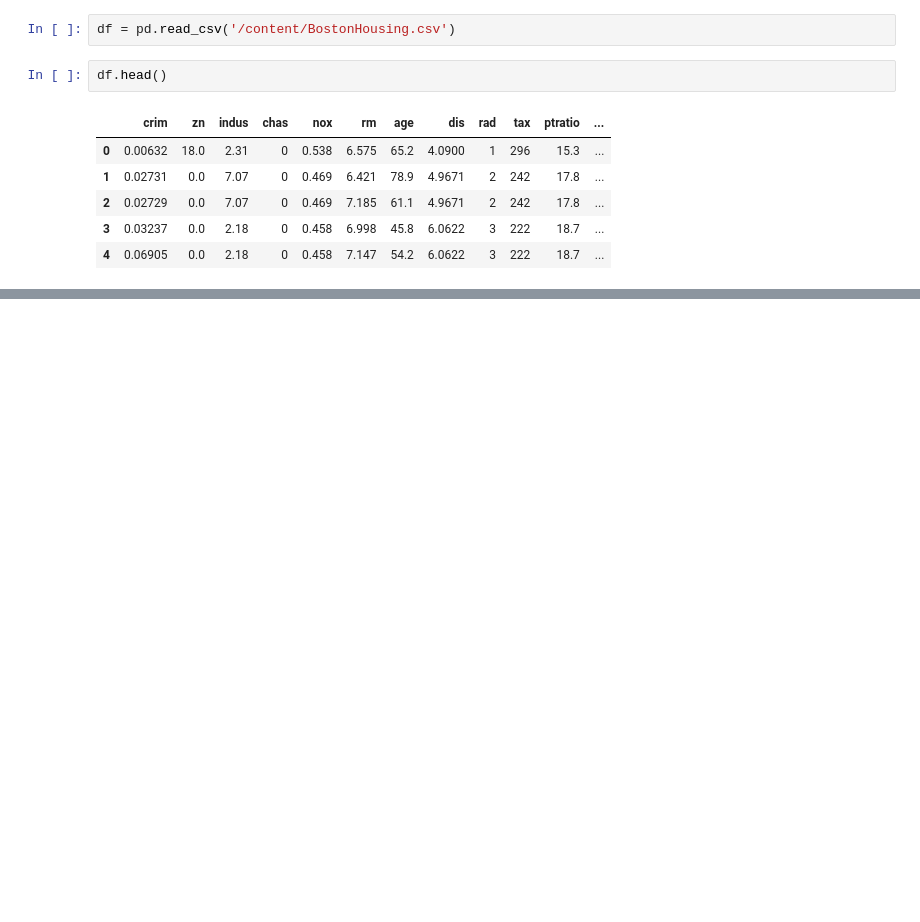
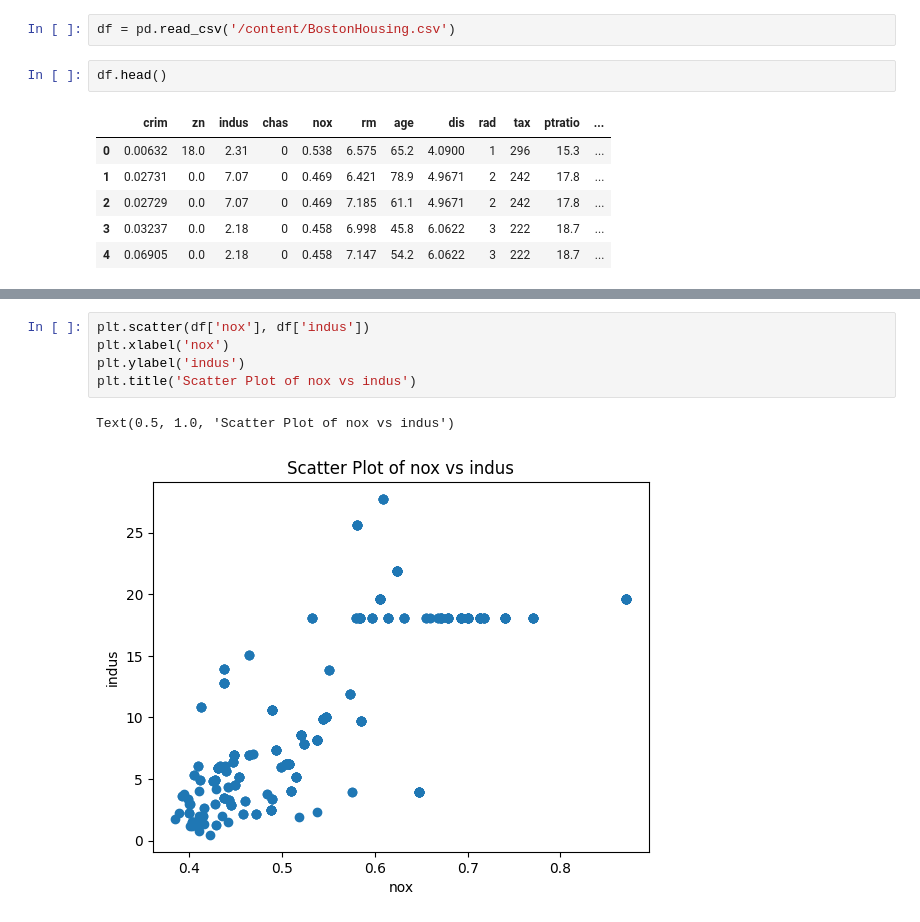
Before and after one commit to PolyTheML/TD, a Jupyter notebook: Multiregression.ipynb, the cells around one changed output, grey strips where cells are left out. Drawn from its saved outputs; the diff is of its cells as text; blank space fills up the shorter version.

```diff
--- a/Multiregression.ipynb
+++ b/Multiregression.ipynb
@@ -16,0 +148,8 @@ df.head()
+# %%
+plt.scatter(df['nox'], df['indus'])
+plt.xlabel('nox')
+plt.ylabel('indus')
+plt.title('Scatter Plot of nox vs indus')
+# %% [output]
+Text(0.5, 1.0, 'Scatter Plot of nox vs indus')
+[figure, added]
```
Also changed, not shown: parts of 23 cells of this notebook.
